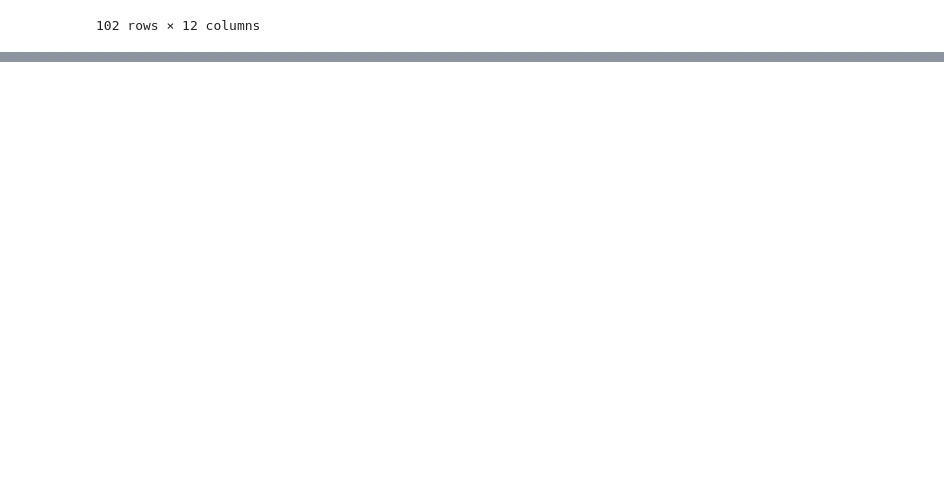
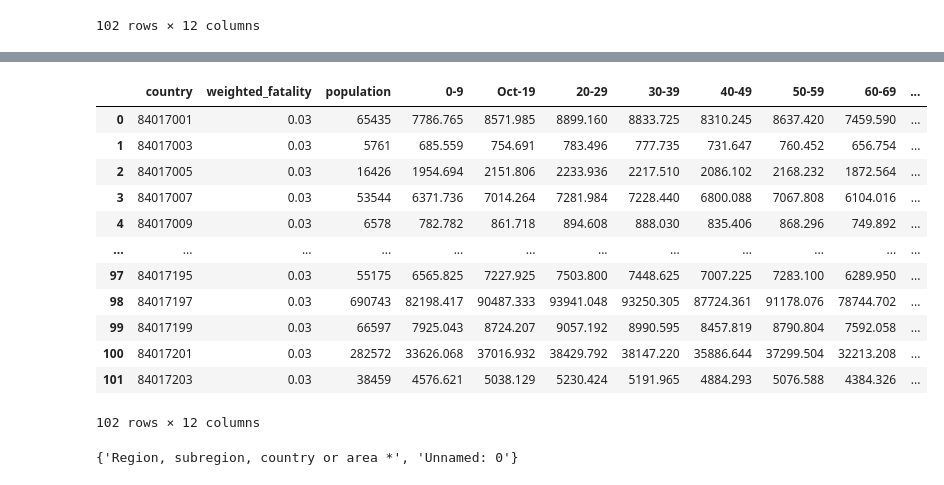
Before and after one commit to uc-cdis/covid19model, a Jupyter notebook: Python/notebooks/scratchSpace.ipynb, the cells around one changed output, grey strips where cells are left out. Cells and saved outputs as stored; diff of their text form; code cells hidden in the pictures; blank space fills up the shorter version.

Commit message:
replicate euro ifr table for IL by county

```diff
--- a/Python/notebooks/scratchSpace.ipynb
+++ b/Python/notebooks/scratchSpace.ipynb
@@ -994,6 +994,7 @@ ourIFR
 | 101 | 84017203 | 38459 | 4576.621 | 5038.129 | 5230.424 | 5191.965 | 4884.293 | 5076.588 | 4384.326 | 2576.753 | 1499.901 | ... |
 102 rows × 12 columns
 # %%
-
-ourIFRcolumnOrder = ["CountyID", "weighted_fatality", "Population"] + strata
-ourIFR =
+# reorder columns
+ourIFRColumnOrder = ["CountyID", "weighted_fatality", "Population"] + strata
+ourIFR = ourIFR[ourIFRColumnOrder]
+ourIFR
@@ -999,0 +1018,31 @@ ourIFR =
+# %%
+# now map to euro table for input to model
+
+mapILToEuroIFR = {
+    "CountyID": "country",
+    "10-19": "Oct-19", # extraordinarily painful to look at, but will be fixed soon enough
+    "Population": "population"
+}
+
+ILInputIFR = ourIFR.copy()
+ILInputIFR = ILInputIFR.rename(mapILToEuroIFR, axis=1)
+
+ILInputIFR
+# %% [output]
+|  | country | weighted_fatality | population | 0-9 | Oct-19 | 20-29 | 30-39 | 40-49 | 50-59 | 60-69 | ... |
+| 0 | 84017001 | 0.03 | 65435 | 7786.765 | 8571.985 | 8899.160 | 8833.725 | 8310.245 | 8637.420 | 7459.590 | ... |
+| 1 | 84017003 | 0.03 | 5761 | 685.559 | 754.691 | 783.496 | 777.735 | 731.647 | 760.452 | 656.754 | ... |
+| 2 | 84017005 | 0.03 | 16426 | 1954.694 | 2151.806 | 2233.936 | 2217.510 | 2086.102 | 2168.232 | 1872.564 | ... |
+| 3 | 84017007 | 0.03 | 53544 | 6371.736 | 7014.264 | 7281.984 | 7228.440 | 6800.088 | 7067.808 | 6104.016 | ... |
+| 4 | 84017009 | 0.03 | 6578 | 782.782 | 861.718 | 894.608 | 888.030 | 835.406 | 868.296 | 749.892 | ... |
+| ... | ... | ... | ... | ... | ... | ... | ... | ... | ... | ... | ... |
+| 97 | 84017195 | 0.03 | 55175 | 6565.825 | 7227.925 | 7503.800 | 7448.625 | 7007.225 | 7283.100 | 6289.950 | ... |
+| 98 | 84017197 | 0.03 | 690743 | 82198.417 | 90487.333 | 93941.048 | 93250.305 | 87724.361 | 91178.076 | 78744.702 | ... |
+| 99 | 84017199 | 0.03 | 66597 | 7925.043 | 8724.207 | 9057.192 | 8990.595 | 8457.819 | 8790.804 | 7592.058 | ... |
+| 100 | 84017201 | 0.03 | 282572 | 33626.068 | 37016.932 | 38429.792 | 38147.220 | 35886.644 | 37299.504 | 32213.208 | ... |
+| 101 | 84017203 | 0.03 | 38459 | 4576.621 | 5038.129 | 5230.424 | 5191.965 | 4884.293 | 5076.588 | 4384.326 | ... |
+102 rows × 12 columns
+# %%
+set(list(ifr)).difference(set(list(ILInputIFR)))
+# %% [output]
+{'Region, subregion, country or area *', 'Unnamed: 0'}
```
Also changed, not shown: parts of 3 cells of this notebook, 1 other file.
